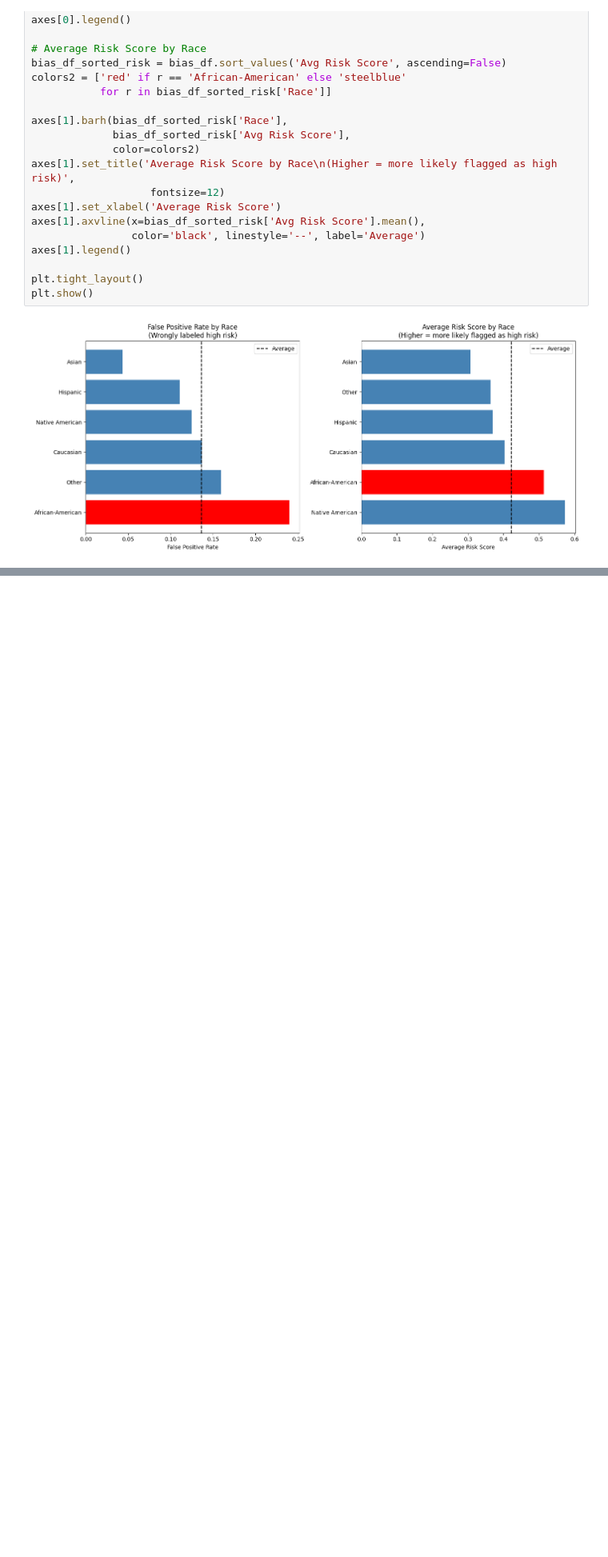
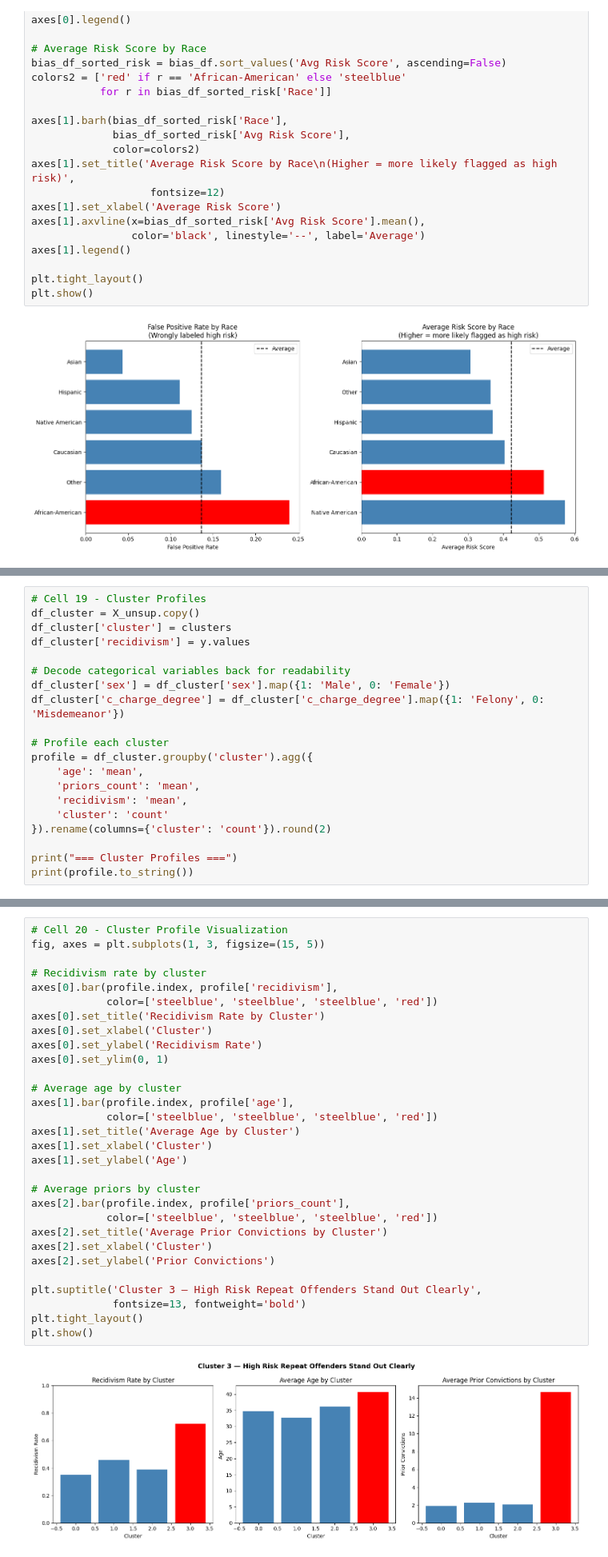
Before and after one commit to Farzamfar/criminal-justice-recidivism-app, a Jupyter notebook: Recidivism_bias_analysis.ipynb, the cells around one changed output, grey strips where cells are left out. Shown at 80% size. Saved outputs shown, nothing was run; the diff lists cells and outputs as text; blank space fills up the shorter version.

```diff
--- a/Recidivism_bias_analysis.ipynb
+++ b/Recidivism_bias_analysis.ipynb
@@ -610,0 +862,20 @@ plt.show()
+# %%
+# Cell 19 - Cluster Profiles
+df_cluster = X_unsup.copy()
+df_cluster['cluster'] = clusters
+df_cluster['recidivism'] = y.values
+
+# Decode categorical variables back for readability
+df_cluster['sex'] = df_cluster['sex'].map({1: 'Male', 0: 'Female'})
+df_cluster['c_charge_degree'] = df_cluster['c_charge_degree'].map({1: 'Felony', 0: 'Misdemeanor'})
+
+# Profile each cluster
+profile = df_cluster.groupby('cluster').agg({
+    'age': 'mean',
+    'priors_count': 'mean',
+    'recidivism': 'mean',
+    'cluster': 'count'
+}).rename(columns={'cluster': 'count'}).round(2)
+
+print("=== Cluster Profiles ===")
+print(profile.to_string())
@@ -610,0 +936,32 @@ plt.show()
+# %%
+# Cell 20 - Cluster Profile Visualization
+fig, axes = plt.subplots(1, 3, figsize=(15, 5))
+
+# Recidivism rate by cluster
+axes[0].bar(profile.index, profile['recidivism'],
+            color=['steelblue', 'steelblue', 'steelblue', 'red'])
+axes[0].set_title('Recidivism Rate by Cluster')
+axes[0].set_xlabel('Cluster')
+axes[0].set_ylabel('Recidivism Rate')
+axes[0].set_ylim(0, 1)
+
+# Average age by cluster
+axes[1].bar(profile.index, profile['age'],
+            color=['steelblue', 'steelblue', 'steelblue', 'red'])
+axes[1].set_title('Average Age by Cluster')
+axes[1].set_xlabel('Cluster')
+axes[1].set_ylabel('Age')
+
+# Average priors by cluster
+axes[2].bar(profile.index, profile['priors_count'],
+            color=['steelblue', 'steelblue', 'steelblue', 'red'])
+axes[2].set_title('Average Prior Convictions by Cluster')
+axes[2].set_xlabel('Cluster')
+axes[2].set_ylabel('Prior Convictions')
+
+plt.suptitle('Cluster 3 — High Risk Repeat Offenders Stand Out Clearly',
+             fontsize=13, fontweight='bold')
+plt.tight_layout()
+plt.show()
+# %% [output]
+[figure, added]
```
Also changed, not shown: parts of 10 cells of this notebook.
